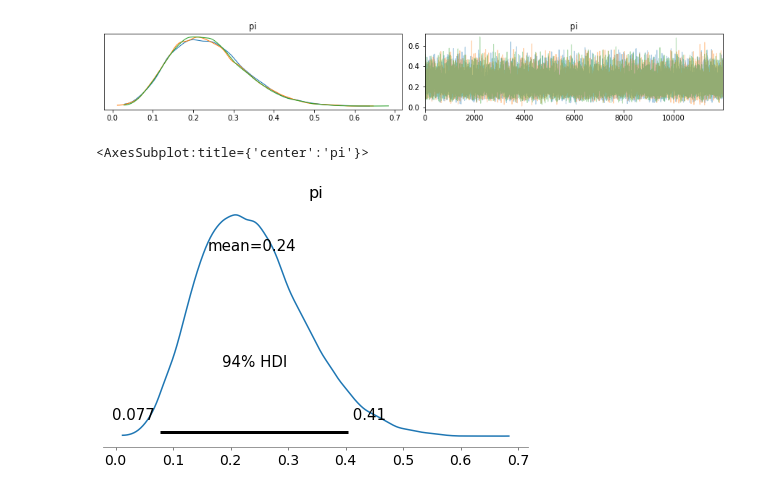
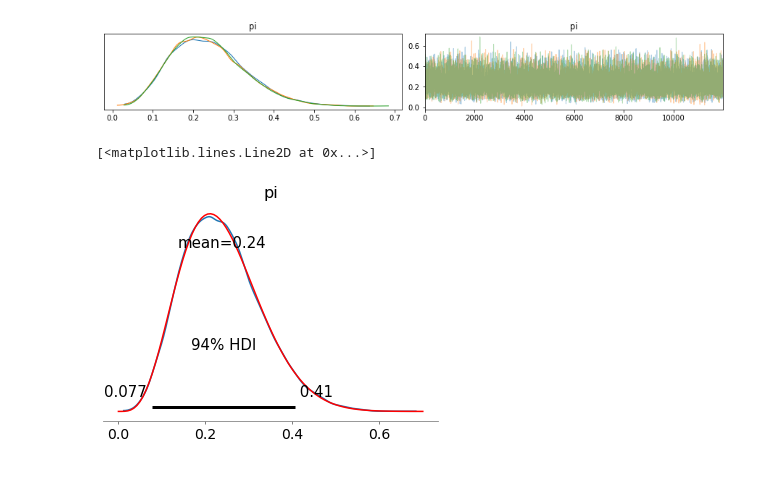
Before and after one commit to DrEntropy/BayesRulesWork, a Jupyter notebook: Chapter6.ipynb, the cells around one changed output. Saved outputs shown, nothing was run; the diff lists cells and outputs as text; code cells hidden in the pictures.

```diff
--- a/Chapter6.ipynb
+++ b/Chapter6.ipynb
@@ -102,8 +102,11 @@ az.plot_trace(fit, compact = False)
 array([[<AxesSubplot:title={'center':'pi'}>,
         <AxesSubplot:title={'center':'pi'}>]], dtype=object)
 [figure]
-# %%
-az.plot_posterior(fit)
-# %% [output]
-<AxesSubplot:title={'center':'pi'}>
-[figure, removed]
+# %%
+fig, ax = plt.subplots(1, 1)
+x = np.linspace(0, 0.7, 100)
+az.plot_posterior(fit,ax=ax)
+ax.plot(x,beta.pdf(x, 3+2, 10-2+8),'r-')
+# %% [output]
+[<matplotlib.lines.Line2D at 0x...>]
+[figure, added]
```
